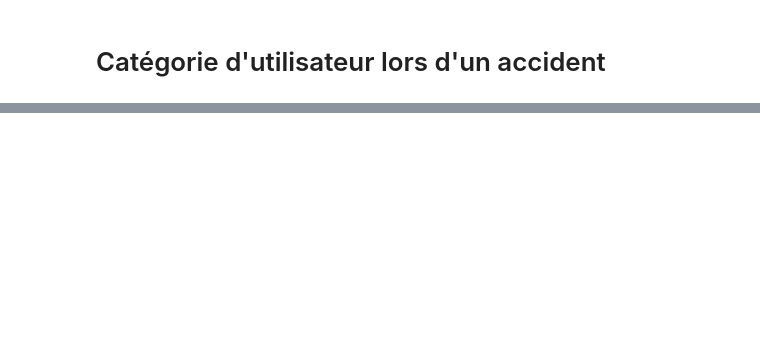
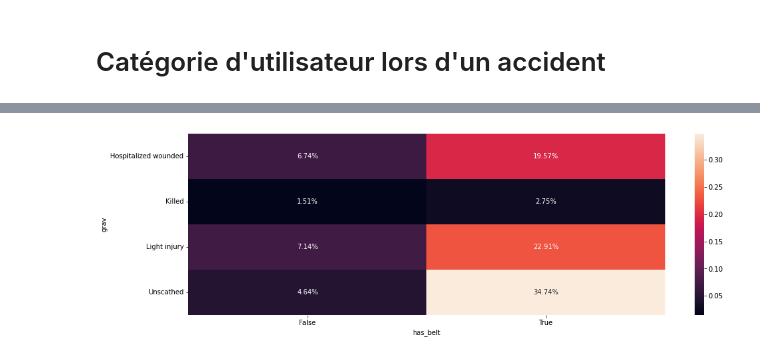
Before and after one commit to darmangerd/road-accidents-study, a Jupyter notebook: users.ipynb, the cells around one changed output, grey strips where cells are left out. Drawn from its saved outputs; the diff is of its cells as text; code cells hidden in the pictures; blank space fills up the shorter version.

```diff
--- a/users.ipynb
+++ b/users.ipynb
@@ -173,0 +188,4 @@ sns.heatmap(corr("grav", "lum_str"), annot=True)
+# %%
+heat_map("grav", "has_belt")
+# %% [output]
+[figure, added]
```
Also changed, not shown: parts of 39 cells of this notebook, 2 other files.
